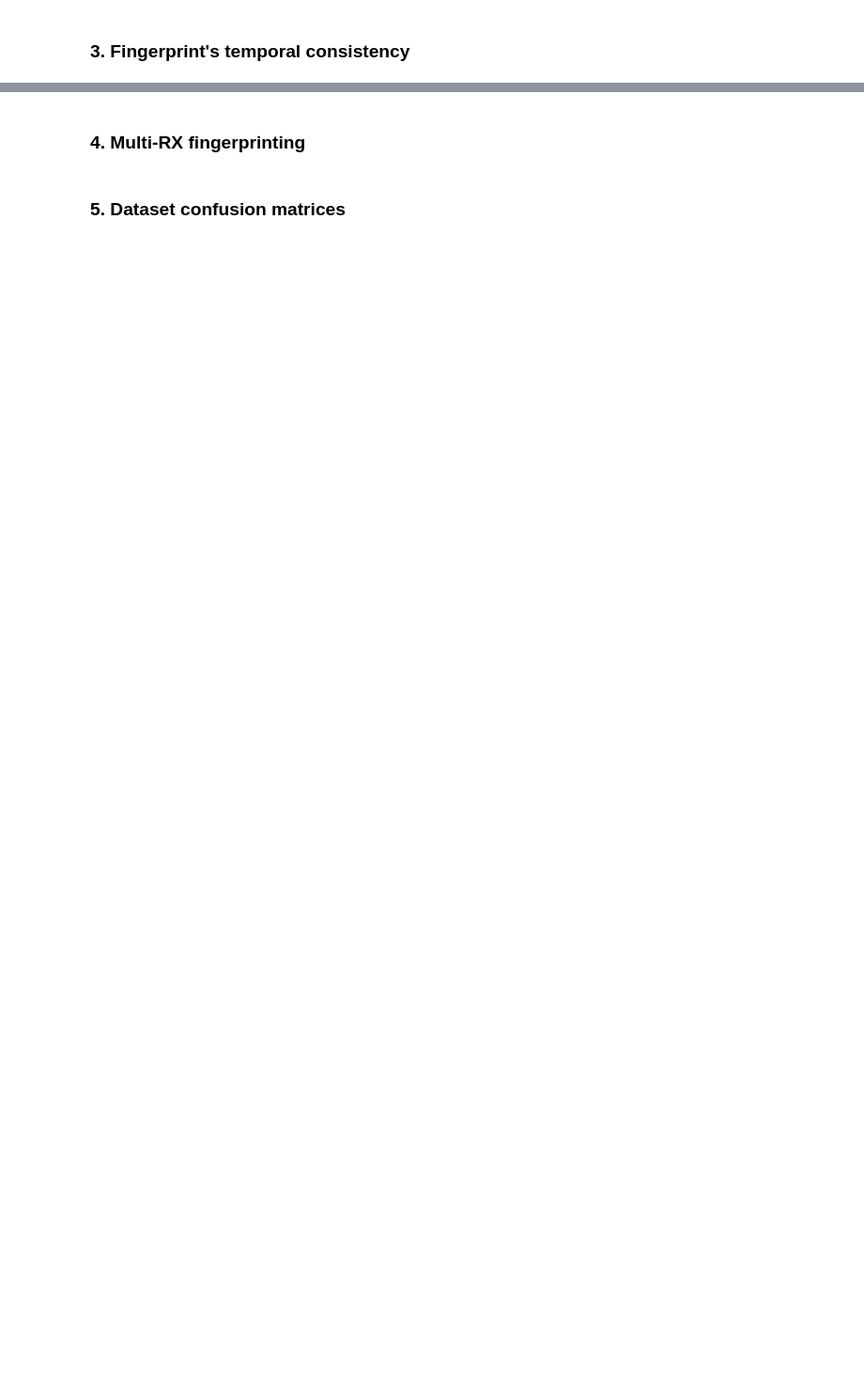
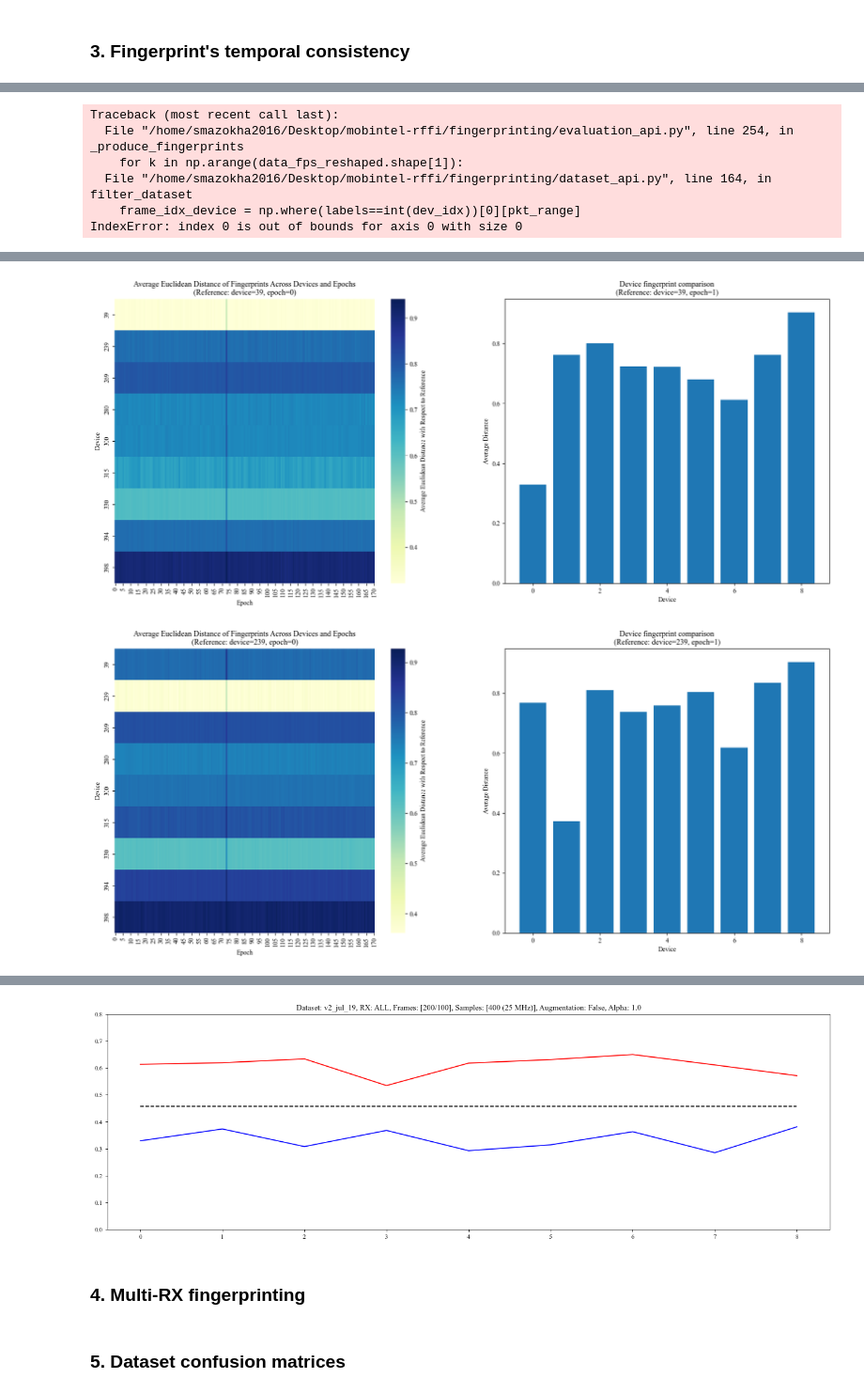
Before and after one commit to C2A2-at-Florida-Atlantic-University/AODT_RFFI, a Jupyter notebook: fingerprinting/evaluation_demo.ipynb, the cells around one changed output, grey strips where cells are left out. Shown at 94% size. Cells and saved outputs as stored; diff of their text form; code cells hidden in the pictures; blank space fills up the shorter version.

```diff
--- a/fingerprinting/evaluation_demo.ipynb
+++ b/fingerprinting/evaluation_demo.ipynb
@@ -167,2 +190,10 @@ Accuracy: 18.56%
 # %% [markdown]
 ### 3. Fingerprint's temporal consistency
+# %%
+# models, _ = fp_api.train_models(apply_noise=False)
+models = fp_api.load_models()
+
+node_ids_epoch_override=[39, 239, 269, 280, 300, 315, 330, 394, 398]
+
+fp_distances = eval_api.evaluate_temporal_stability(models, RX_NODES_V2, node_ids_epoch_override, epochs_override=None, show_fp_heatmaps=True)
+# %% [output]
@@ -168,0 +217,6 @@ Accuracy: 18.56%
+Traceback (most recent call last):
+  File "/home/smazokha2016/Desktop/mobintel-rffi/fingerprinting/evaluation_api.py", line 254, in _produce_fingerprints
+    for k in np.arange(data_fps_reshaped.shape[1]):
+  File "/home/smazokha2016/Desktop/mobintel-rffi/fingerprinting/dataset_api.py", line 164, in filter_dataset
+    frame_idx_device = np.where(labels==int(dev_idx))[0][pkt_range]
+IndexError: index 0 is out of bounds for axis 0 with size 0
@@ -168,0 +240,2 @@ Accuracy: 18.56%
+[figure, added]
+[figure, added]
@@ -169,3 +250,4 @@ Accuracy: 18.56%
+[figure, added]
 # %% [markdown]
 ### 4. Multi-RX fingerprinting
 # %% [markdown]
```
Also changed, not shown: parts of 7 cells of this notebook, 4 other files.
